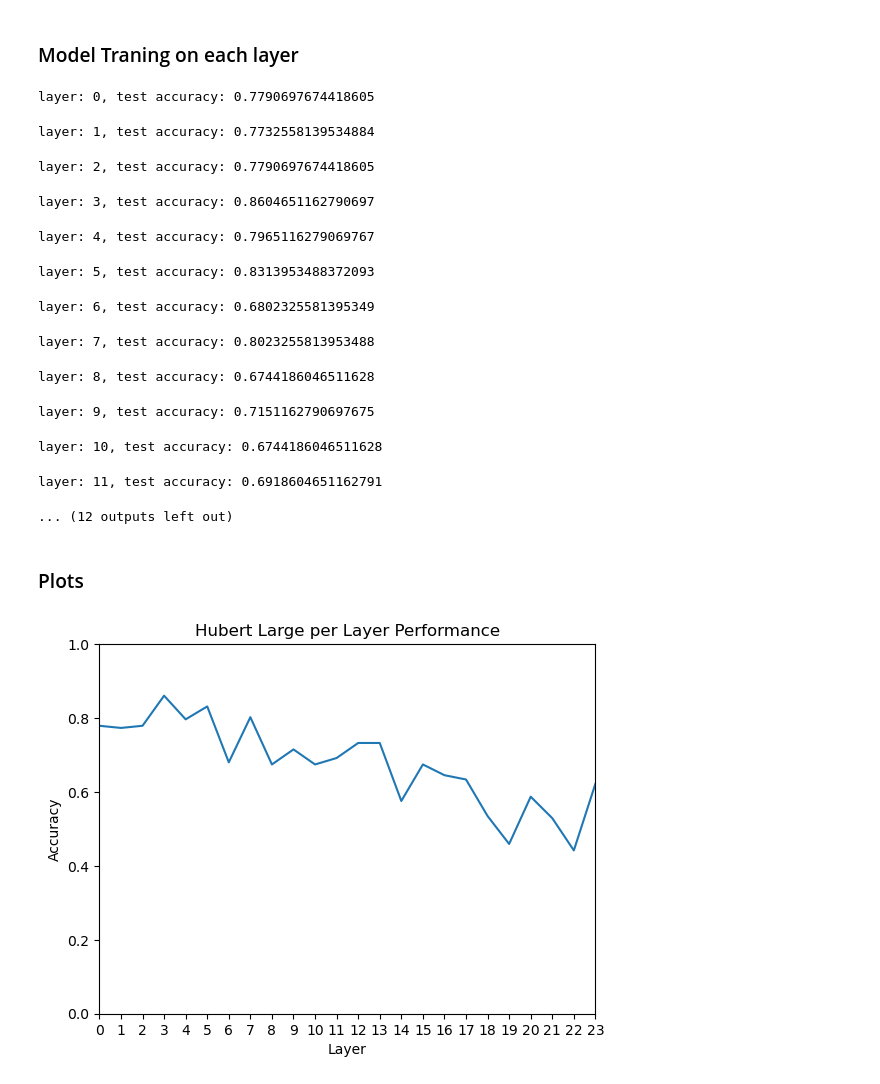
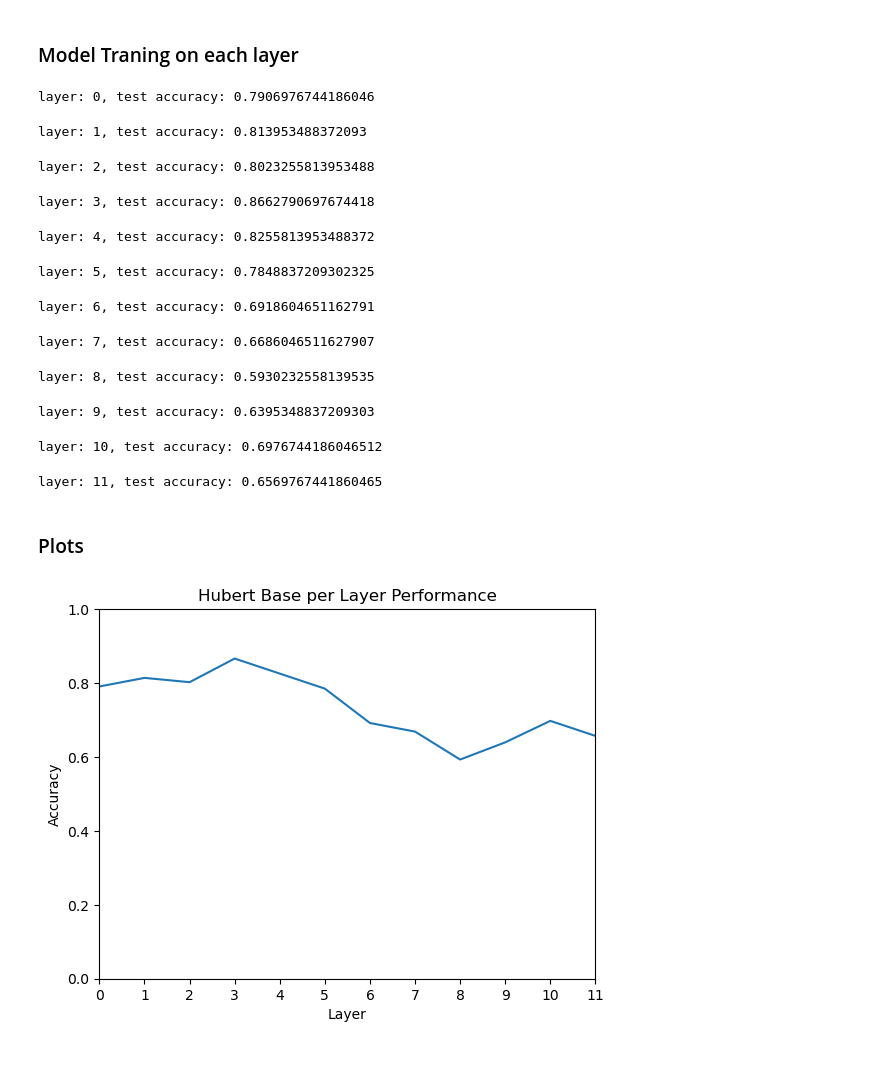
Before and after one commit to zhangjxCS/Multilingual-Speech-Emotion-Recognition-System, a Jupyter notebook: Spanish/Spanish_New/Spanish_byLayerModel.ipynb, the cells around one changed output. Drawn from its saved outputs; the diff is of its cells as text; code cells hidden in the pictures.

```diff
--- a/Spanish/Spanish_New/Spanish_byLayerModel.ipynb
+++ b/Spanish/Spanish_New/Spanish_byLayerModel.ipynb
@@ -42,7 +42,7 @@ file.head()
 # %%
 from tqdm import tqdm
 
-bundle = torchaudio.pipelines.HUBERT_LARGE
+bundle = torchaudio.pipelines.HUBERT_BASE
 extractor = bundle.get_model()
 
 audios = []
@@ -101,7 +101,7 @@ class NN(nn.Module):
 # %% [markdown]
 ### Model Traning on each layer
 # %%
-holdout = 1
+holdout = 4
 train_emotions = list(file[file['session'] != holdout]['emotion'])
 train_audios = [audios[i] for i in range(len(audios)) if file['session'][i] != holdout]
 test_emotions = list(file[file['session'] == holdout]['emotion'])
@@ -110,7 +110,7 @@ test_audios = [audios[i] for i in range(len(audios)) if file['session'][i] == ho
 from torch.utils.data import DataLoader
 import torch.optim as optim
 
-layers = 24
+layers = 12
 test_accuracies = []
 for layer in range(layers):
     train = torch.stack([x[layer] for x in train_audios])
@@ -119,7 +119,7 @@ for layer in range(layers):
     trainloader_args = dict(batch_size=64, shuffle=True)
     train_dataloader = DataLoader(train_dataset, **trainloader_args)
 
-    model = NN(1024)
+    model = NN(768)
     model = model.to(device)
     criterion = nn.CrossEntropyLoss()
     optimizer = optim.Adam(model.parameters(), lr=0.001)
@@ -196,33 +196,32 @@ for layer in range(layers):
     print(f'layer: {layer}, test accuracy: {test_accuracy}')
     test_accuracies.append(test_accuracy)
 # %% [output]
-layer: 0, test accuracy: 0.7790697674418605
+layer: 0, test accuracy: 0.7906976744186046
-layer: 1, test accuracy: 0.7732558139534884
+layer: 1, test accuracy: 0.813953488372093
-layer: 2, test accuracy: 0.7790697674418605
+layer: 2, test accuracy: 0.8023255813953488
-layer: 3, test accuracy: 0.8604651162790697
+layer: 3, test accuracy: 0.8662790697674418
-layer: 4, test accuracy: 0.7965116279069767
+layer: 4, test accuracy: 0.8255813953488372
-layer: 5, test accuracy: 0.8313953488372093
+layer: 5, test accuracy: 0.7848837209302325
-layer: 6, test accuracy: 0.6802325581395349
+layer: 6, test accuracy: 0.6918604651162791
-layer: 7, test accuracy: 0.8023255813953488
+layer: 7, test accuracy: 0.6686046511627907
-layer: 8, test accuracy: 0.6744186046511628
+layer: 8, test accuracy: 0.5930232558139535
-layer: 9, test accuracy: 0.7151162790697675
+layer: 9, test accuracy: 0.6395348837209303
-layer: 10, test accuracy: 0.6744186046511628
+layer: 10, test accuracy: 0.6976744186046512
-layer: 11, test accuracy: 0.6918604651162791
+layer: 11, test accuracy: 0.6569767441860465
-... (12 outputs left out)
 # %% [markdown]
 ### Plots
 # %%
 import matplotlib.pyplot as plt
 import numpy as np
 
 plt.plot(range(layers), test_accuracies)
 plt.xlabel("Layer")
 plt.ylabel("Accuracy")
 plt.axis([0, layers-1, 0, 1])
 plt.xticks(np.arange(0, layers, 1))
-plt.title("Hubert Large per Layer Performance")
+plt.title("Hubert Base per Layer Performance")
 plt.show()
 # %% [output]
-[figure, old version]
+[figure, new version]
 # %%
 res = pd.DataFrame({'layer': range(layers), 'accuracy': test_accuracies})
```
Also changed, not shown: parts of 1 cell of this notebook, 11 other files.
